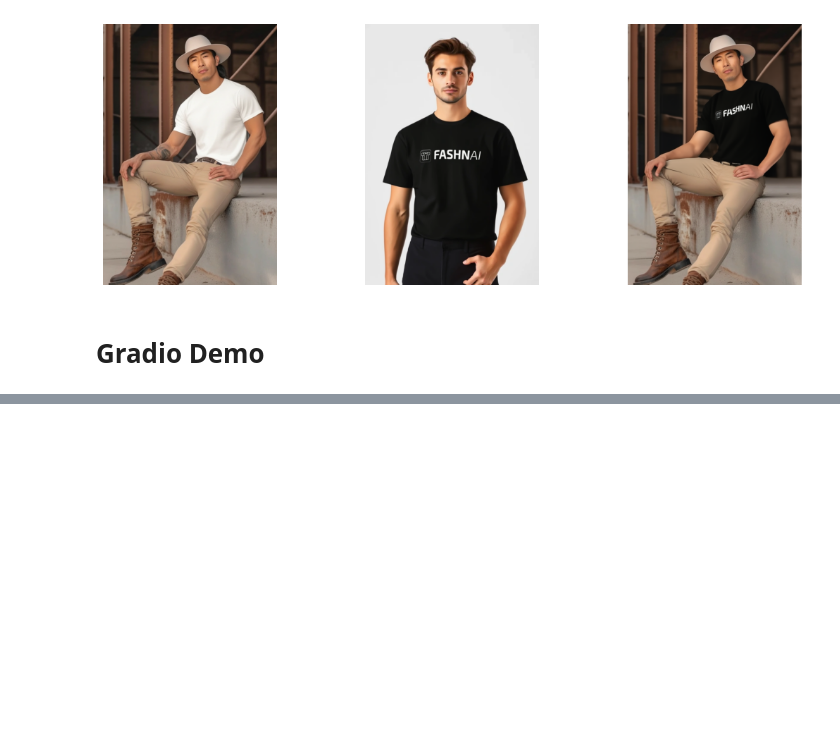
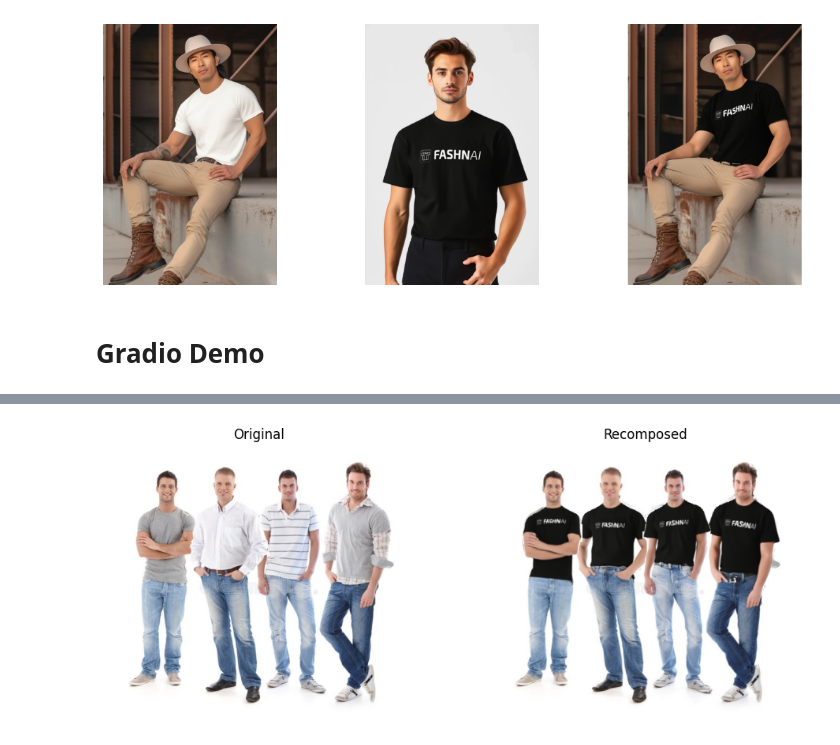
Before and after one commit to AJReade/Gen-AI-BFA-Umbrella-repo, a Jupyter notebook: vton_gradio_demo.ipynb, the cells around one changed output, grey strips where cells are left out. Saved outputs shown, nothing was run; the diff lists cells and outputs as text; code cells hidden in the pictures; blank space fills up the shorter version.

```diff
--- a/vton_gradio_demo.ipynb
+++ b/vton_gradio_demo.ipynb
@@ -140,0 +269,7 @@ This share link expires in 1 week. For free permanent hosting and GPU upgrades,
+# %%
+vton_masks = []
+for people in vton_people:
+  results = model(np.array(people))
+  result = results[0]
+  mask = result.masks.data.cpu().numpy()[0]  # (N, H, W)
+  vton_masks.append(cv2.resize(mask, (W, H), interpolation=cv2.INTER_NEAREST).astype(bool))
@@ -140,0 +288,28 @@ This share link expires in 1 week. For free permanent hosting and GPU upgrades,
+# %%
+img_bgr = cv2.imread("examples/data/people.png")
+img = cv2.cvtColor(img_bgr, cv2.COLOR_BGR2RGB)
+
+# Start with a blank canvas (black background)
+recomposed = img.copy()
+
+for mask, vton_mask, img_pil in zip(masks, vton_masks, vton_people):
+    vton_img = np.array(img_pil.resize((W, H)))
+    # recomposed[mask] = 255
+    recomposed[vton_mask] = vton_img[vton_mask]
+
+# Show side by side: original vs recomposed
+plt.figure(figsize=(10, 4))
+plt.subplot(1, 2, 1)
+plt.imshow(img)
+plt.title("Original")
+plt.axis("off")
+
+plt.subplot(1, 2, 2)
+plt.imshow(recomposed)
+plt.title("Recomposed")
+plt.axis("off")
+
+plt.tight_layout()
+plt.show()
+# %% [output]
+[figure, added]
```
Also changed, not shown: parts of 14 cells of this notebook.
